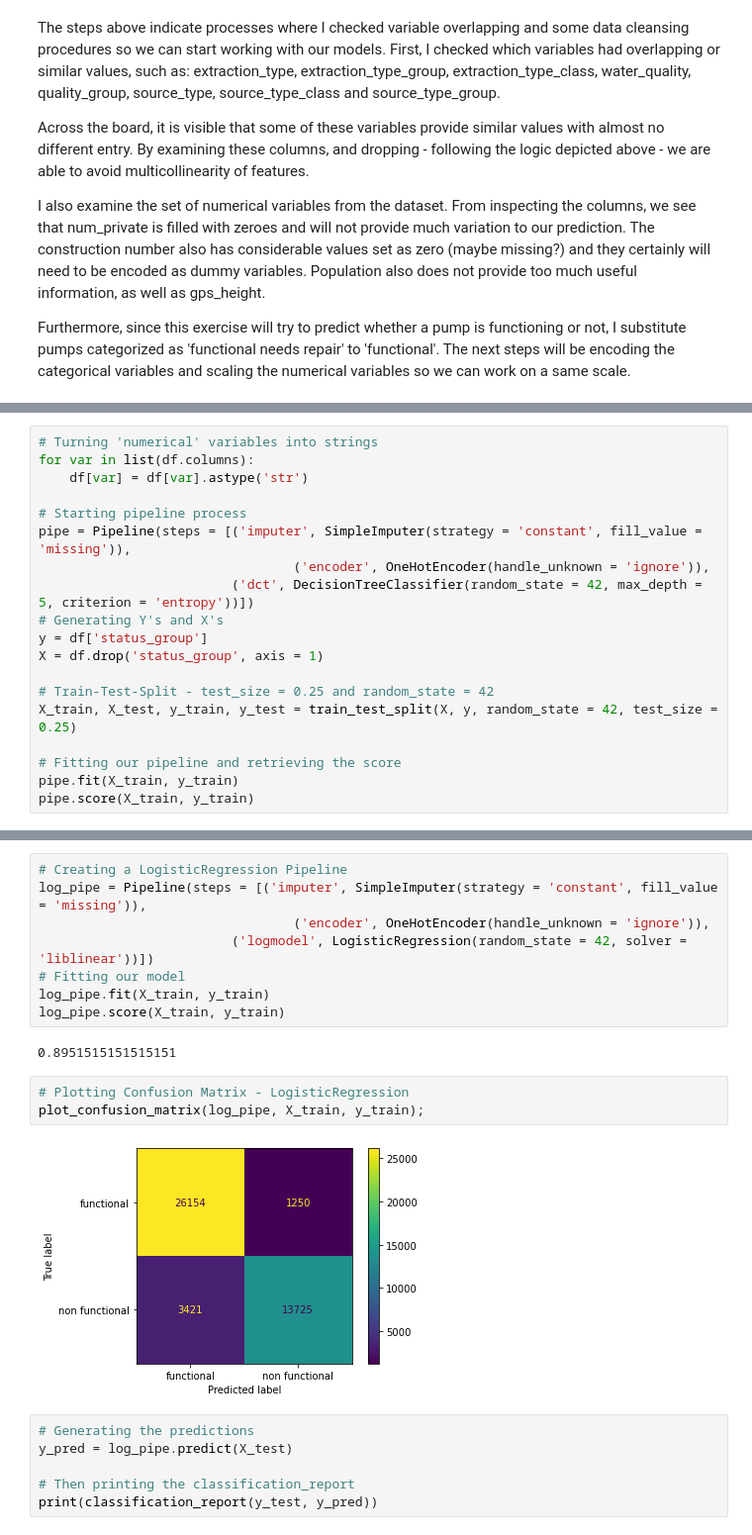
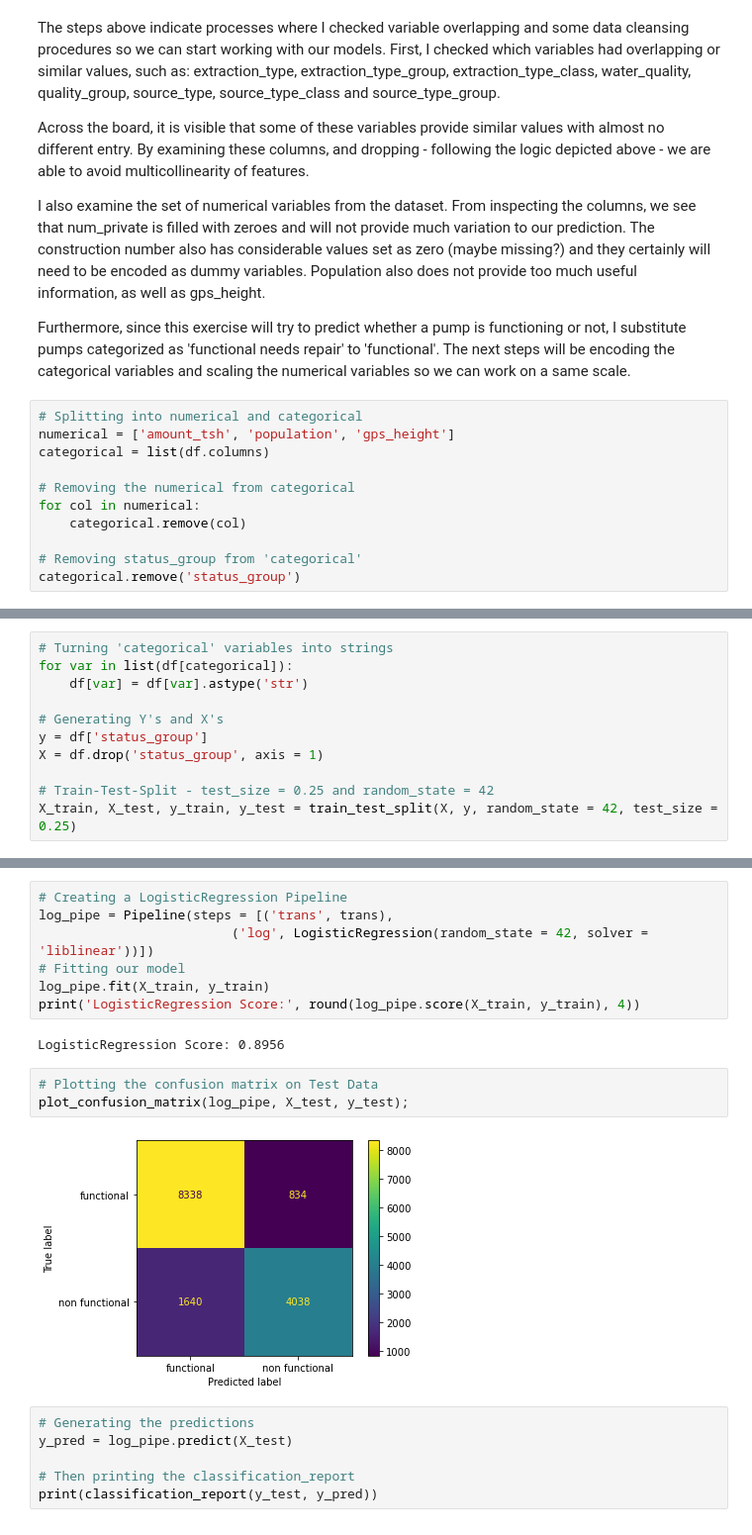
Before and after one commit to ovilar/phase_3-project, a Jupyter notebook: index.ipynb, the cells around one changed output, grey strips where cells are left out. Shown at 99% size. Drawn from its saved outputs; the diff is of its cells as text.

```diff
--- a/index.ipynb
+++ b/index.ipynb
@@ -531,6 +539,17 @@ Across the board, it is visible that some of these variables provide similar val
 I also examine the set of numerical variables from the dataset. From inspecting the columns, we see that num_private is filled with zeroes and will not provide much variation to our prediction. The construction number also has  considerable values set as zero (maybe missing?) and they certainly will need to be encoded as dummy variables. Population also does not provide too much useful information, as well as gps_height.
 
 Furthermore, since this exercise will try to predict whether a pump is functioning or not, I substitute pumps categorized as 'functional needs repair' to 'functional'. The next steps will be encoding the categorical variables and scaling the numerical variables so we can work on a same scale.
+# %%
+# Splitting into numerical and categorical
+numerical = ['amount_tsh', 'population', 'gps_height']
+categorical = list(df.columns)
+
+# Removing the numerical from categorical
+for col in numerical:
+    categorical.remove(col)
+
+# Removing status_group from 'categorical'
+categorical.remove('status_group')
 # %% [markdown]
 ## Machine Learning Framework
 Over this next session, I start developing the Machine Learning (ML) framework. In order to estimate which model performs best, I start by guaranteeing all variables encoded are indeed strings. From there, I build a basic Decision Tree Classifier as the baseline model.
@@ -545,19 +565,11 @@ All models are then run on a train-test split setting using a test size o 25%. L
 # %%
-# Turning 'numerical' variables into strings
-for var in list(df.columns):
+# Turning 'categorical' variables into strings
+for var in list(df[categorical]):
     df[var] = df[var].astype('str')
 
-# Starting pipeline process
-pipe = Pipeline(steps = [('imputer', SimpleImputer(strategy = 'constant', fill_value = 'missing')),
-                                 ('encoder', OneHotEncoder(handle_unknown = 'ignore')),
-                         ('dct', DecisionTreeClassifier(random_state = 42, max_depth = 5, criterion = 'entropy'))])
 # Generating Y's and X's
 y = df['status_group']
 X = df.drop('status_group', axis = 1)
 
 # Train-Test-Split - test_size = 0.25 and random_state = 42
 X_train, X_test, y_train, y_test = train_test_split(X, y, random_state = 42, test_size = 0.25)
-
-# Fitting our pipeline and retrieving the score
-pipe.fit(X_train, y_train)
-pipe.score(X_train, y_train)
@@ -628,18 +598,17 @@ The f1-score has an 87% (77%) consistency in predicting functional (not function
 # %%
 # Creating a LogisticRegression Pipeline
-log_pipe = Pipeline(steps = [('imputer', SimpleImputer(strategy = 'constant', fill_value = 'missing')),
-                                 ('encoder', OneHotEncoder(handle_unknown = 'ignore')),
-                         ('logmodel', LogisticRegression(random_state = 42, solver = 'liblinear'))])
+log_pipe = Pipeline(steps = [('trans', trans),
+                         ('log', LogisticRegression(random_state = 42, solver = 'liblinear'))])
 # Fitting our model
 log_pipe.fit(X_train, y_train)
-log_pipe.score(X_train, y_train)
+print('LogisticRegression Score:', round(log_pipe.score(X_train, y_train), 4))
 # %% [output]
-0.8951515151515151
+LogisticRegression Score: 0.8956
-# %%
-# Plotting Confusion Matrix - LogisticRegression
-plot_confusion_matrix(log_pipe, X_train, y_train);
-# %% [output]
-[figure, removed]
+# %%
+# Plotting the confusion matrix on Test Data
+plot_confusion_matrix(log_pipe, X_test, y_test);
+# %% [output]
+[figure, added]
 # %%
 # Generating the predictions
 y_pred = log_pipe.predict(X_test)
```
Also changed, not shown: parts of 36 cells of this notebook, 2 other files.
